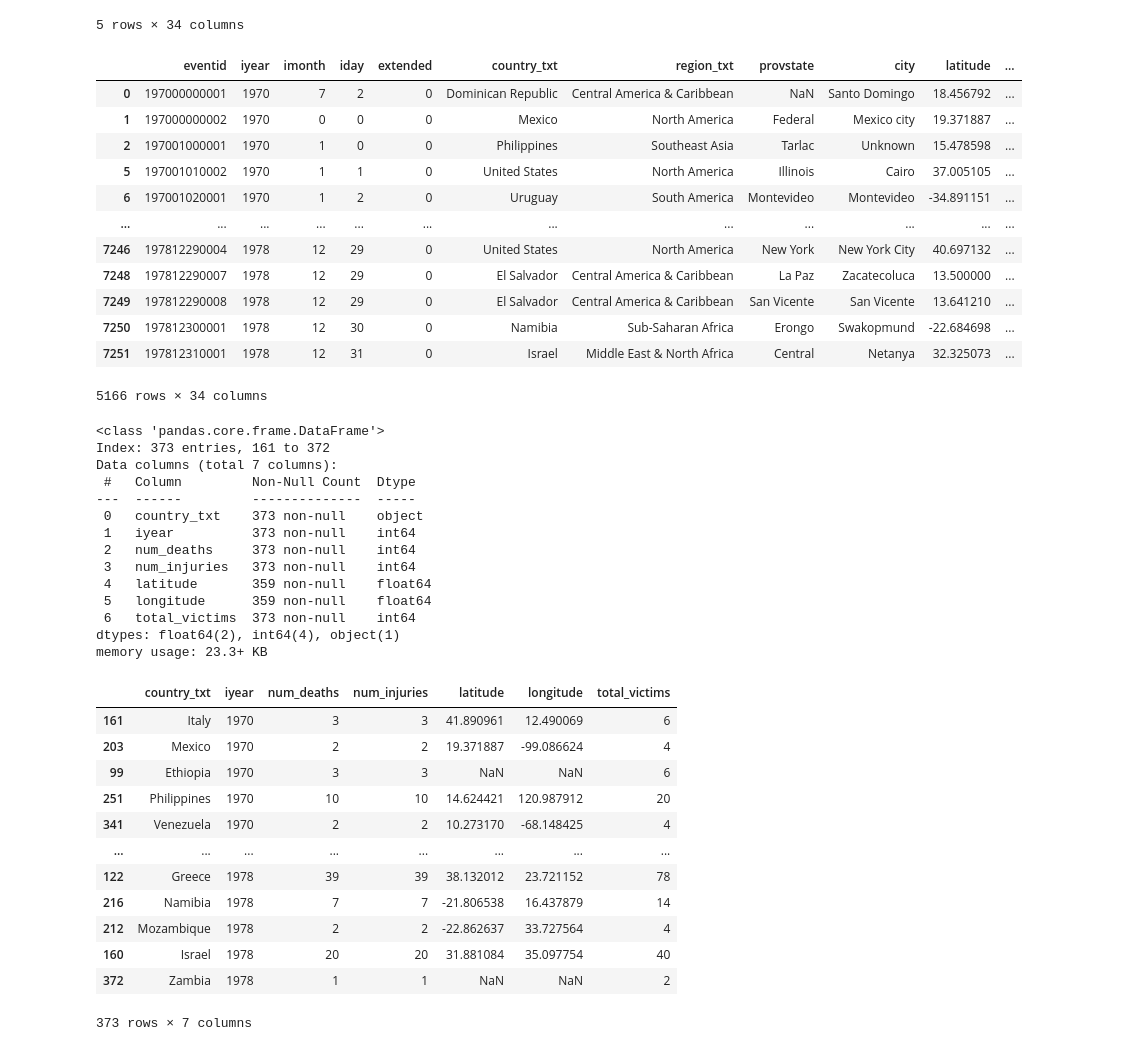
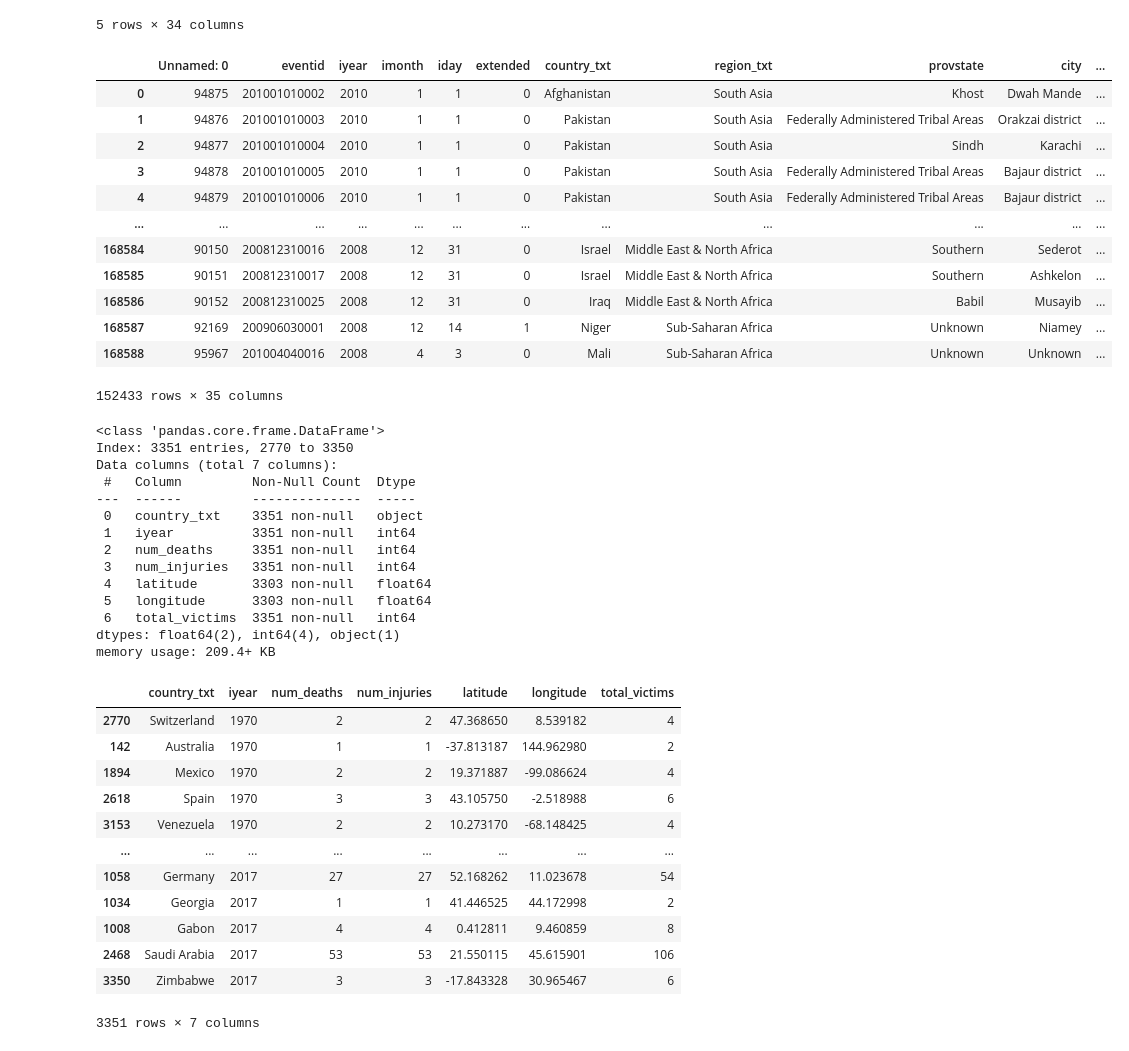
Before and after one commit to byshadowoz/Terrorism_Hotspots, a Jupyter notebook: EDA/EDA_analysis.ipynb, the cells around one changed output. Cells and saved outputs as stored; diff of their text form; code cells hidden in the pictures.

```diff
--- a/EDA/EDA_analysis.ipynb
+++ b/EDA/EDA_analysis.ipynb
@@ -162,22 +162,22 @@ df.head()
 | 4 | 197001000003 | 1970 | 1 | 0 | 0 | Japan | East Asia | Fukouka | Fukouka | 33.580412 | ... |
 5 rows × 34 columns
 # %%
-df_nonan = df.dropna(subset=['nkill', 'nwound'])
+df_nonan = df_total.dropna(subset=['nkill', 'nwound'])
 df_nonan
 # %% [output]
-|  | eventid | iyear | imonth | iday | extended | country_txt | region_txt | provstate | city | latitude | ... |
-| 0 | 197000000001 | 1970 | 7 | 2 | 0 | Dominican Republic | Central America & Caribbean | NaN | Santo Domingo | 18.456792 | ... |
-| 1 | 197000000002 | 1970 | 0 | 0 | 0 | Mexico | North America | Federal | Mexico city | 19.371887 | ... |
-| 2 | 197001000001 | 1970 | 1 | 0 | 0 | Philippines | Southeast Asia | Tarlac | Unknown | 15.478598 | ... |
-| 5 | 197001010002 | 1970 | 1 | 1 | 0 | United States | North America | Illinois | Cairo | 37.005105 | ... |
-| 6 | 197001020001 | 1970 | 1 | 2 | 0 | Uruguay | South America | Montevideo | Montevideo | -34.891151 | ... |
+|  | Unnamed: 0 | eventid | iyear | imonth | iday | extended | country_txt | region_txt | provstate | city | ... |
+| 0 | 94875 | 201001010002 | 2010 | 1 | 1 | 0 | Afghanistan | South Asia | Khost | Dwah Mande | ... |
+| 1 | 94876 | 201001010003 | 2010 | 1 | 1 | 0 | Pakistan | South Asia | Federally Administered Tribal Areas | Orakzai district | ... |
+| 2 | 94877 | 201001010004 | 2010 | 1 | 1 | 0 | Pakistan | South Asia | Sindh | Karachi | ... |
+| 3 | 94878 | 201001010005 | 2010 | 1 | 1 | 0 | Pakistan | South Asia | Federally Administered Tribal Areas | Bajaur district | ... |
+| 4 | 94879 | 201001010006 | 2010 | 1 | 1 | 0 | Pakistan | South Asia | Federally Administered Tribal Areas | Bajaur district | ... |
 | ... | ... | ... | ... | ... | ... | ... | ... | ... | ... | ... | ... |
-| 7246 | 197812290004 | 1978 | 12 | 29 | 0 | United States | North America | New York | New York City | 40.697132 | ... |
-| 7248 | 197812290007 | 1978 | 12 | 29 | 0 | El Salvador | Central America & Caribbean | La Paz | Zacatecoluca | 13.500000 | ... |
-| 7249 | 197812290008 | 1978 | 12 | 29 | 0 | El Salvador | Central America & Caribbean | San Vicente | San Vicente | 13.641210 | ... |
-| 7250 | 197812300001 | 1978 | 12 | 30 | 0 | Namibia | Sub-Saharan Africa | Erongo | Swakopmund | -22.684698 | ... |
-| 7251 | 197812310001 | 1978 | 12 | 31 | 0 | Israel | Middle East & North Africa | Central | Netanya | 32.325073 | ... |
+| 168584 | 90150 | 200812310016 | 2008 | 12 | 31 | 0 | Israel | Middle East & North Africa | Southern | Sederot | ... |
+| 168585 | 90151 | 200812310017 | 2008 | 12 | 31 | 0 | Israel | Middle East & North Africa | Southern | Ashkelon | ... |
+| 168586 | 90152 | 200812310025 | 2008 | 12 | 31 | 0 | Iraq | Middle East & North Africa | Babil | Musayib | ... |
+| 168587 | 92169 | 200906030001 | 2008 | 12 | 14 | 1 | Niger | Sub-Saharan Africa | Unknown | Niamey | ... |
+| 168588 | 95967 | 201004040016 | 2008 | 4 | 3 | 0 | Mali | Sub-Saharan Africa | Unknown | Unknown | ... |
-5166 rows × 34 columns
+152433 rows × 35 columns
 # %%
 df_casualties_country = df_nonan.groupby(['country_txt', 'iyear']).agg(
         num_deaths=('nkill', 'count'),
@@ -192,35 +192,35 @@ df_casualties_country['total_victims'] = df_casualties_country['num_deaths'] + d
 df_casualties_country.info()
 # %% [output]
 <class 'pandas.core.frame.DataFrame'>
-Index: 373 entries, 161 to 372
+Index: 3351 entries, 2770 to 3350
 Data columns (total 7 columns):
  #   Column         Non-Null Count  Dtype
 ---  ------         --------------  -----
- 0   country_txt    373 non-null    object
- 1   iyear          373 non-null    int64
- 2   num_deaths     373 non-null    int64
- 3   num_injuries   373 non-null    int64
- 4   latitude       359 non-null    float64
- 5   longitude      359 non-null    float64
- 6   total_victims  373 non-null    int64
+ 0   country_txt    3351 non-null   object
+ 1   iyear          3351 non-null   int64
+ 2   num_deaths     3351 non-null   int64
+ 3   num_injuries   3351 non-null   int64
+ 4   latitude       3303 non-null   float64
+ 5   longitude      3303 non-null   float64
+ 6   total_victims  3351 non-null   int64
 dtypes: float64(2), int64(4), object(1)
-memory usage: 23.3+ KB
+memory usage: 209.4+ KB
 # %%
 df_casualties_country
 # %% [output]
 |  | country_txt | iyear | num_deaths | num_injuries | latitude | longitude | total_victims |
-| 161 | Italy | 1970 | 3 | 3 | 41.890961 | 12.490069 | 6 |
-| 203 | Mexico | 1970 | 2 | 2 | 19.371887 | -99.086624 | 4 |
-| 99 | Ethiopia | 1970 | 3 | 3 | NaN | NaN | 6 |
-| 251 | Philippines | 1970 | 10 | 10 | 14.624421 | 120.987912 | 20 |
-| 341 | Venezuela | 1970 | 2 | 2 | 10.273170 | -68.148425 | 4 |
+| 2770 | Switzerland | 1970 | 2 | 2 | 47.368650 | 8.539182 | 4 |
+| 142 | Australia | 1970 | 1 | 1 | -37.813187 | 144.962980 | 2 |
+| 1894 | Mexico | 1970 | 2 | 2 | 19.371887 | -99.086624 | 4 |
+| 2618 | Spain | 1970 | 3 | 3 | 43.105750 | -2.518988 | 6 |
+| 3153 | Venezuela | 1970 | 2 | 2 | 10.273170 | -68.148425 | 4 |
 | ... | ... | ... | ... | ... | ... | ... | ... |
-| 122 | Greece | 1978 | 39 | 39 | 38.132012 | 23.721152 | 78 |
-| 216 | Namibia | 1978 | 7 | 7 | -21.806538 | 16.437879 | 14 |
-| 212 | Mozambique | 1978 | 2 | 2 | -22.862637 | 33.727564 | 4 |
-| 160 | Israel | 1978 | 20 | 20 | 31.881084 | 35.097754 | 40 |
-| 372 | Zambia | 1978 | 1 | 1 | NaN | NaN | 2 |
+| 1058 | Germany | 2017 | 27 | 27 | 52.168262 | 11.023678 | 54 |
+| 1034 | Georgia | 2017 | 1 | 1 | 41.446525 | 44.172998 | 2 |
+| 1008 | Gabon | 2017 | 4 | 4 | 0.412811 | 9.460859 | 8 |
+| 2468 | Saudi Arabia | 2017 | 53 | 53 | 21.550115 | 45.615901 | 106 |
+| 3350 | Zimbabwe | 2017 | 3 | 3 | -17.843328 | 30.965467 | 6 |
-373 rows × 7 columns
+3351 rows × 7 columns
 # %%
 fig = px.scatter_mapbox(df_casualties_country,
                         lat="latitude",
```
Also changed, not shown: parts of 4 cells of this notebook.
